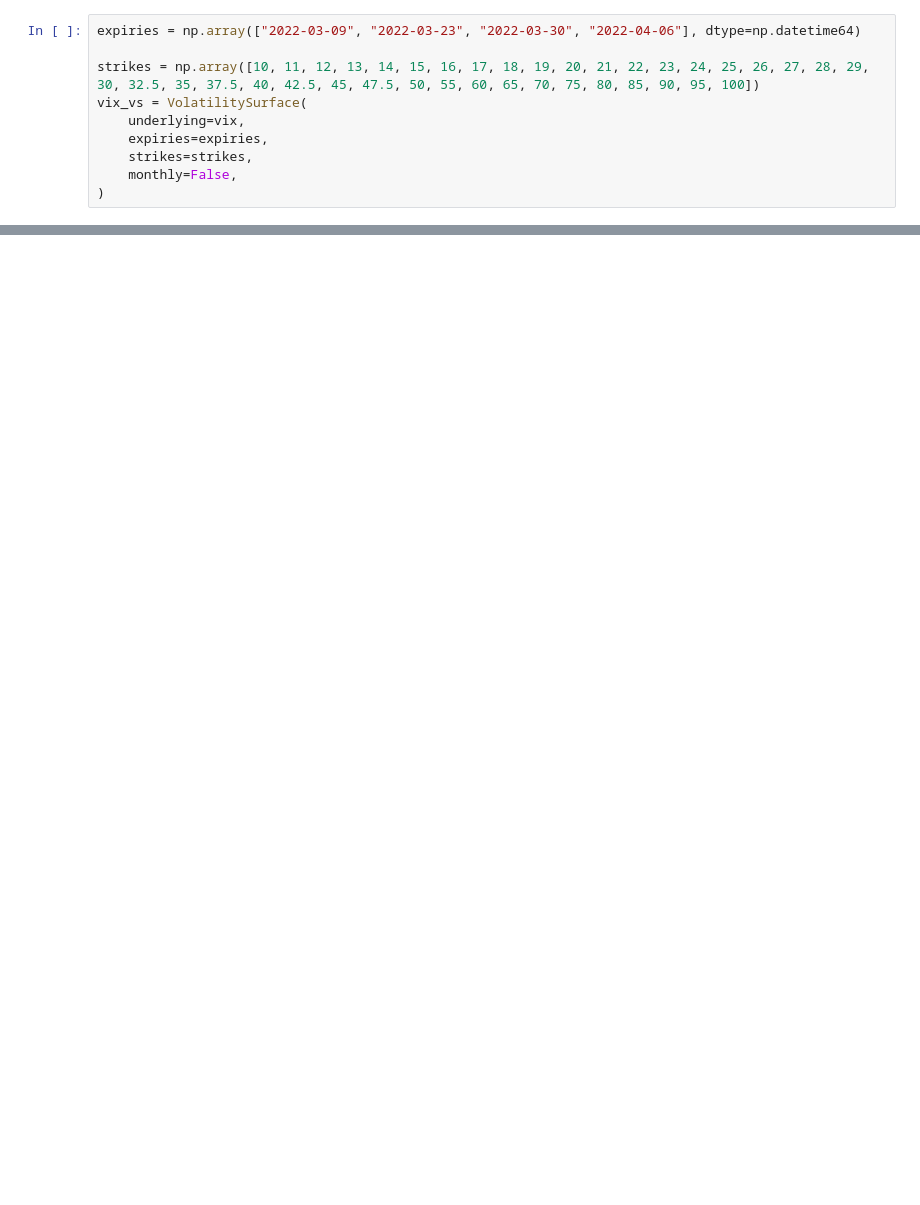
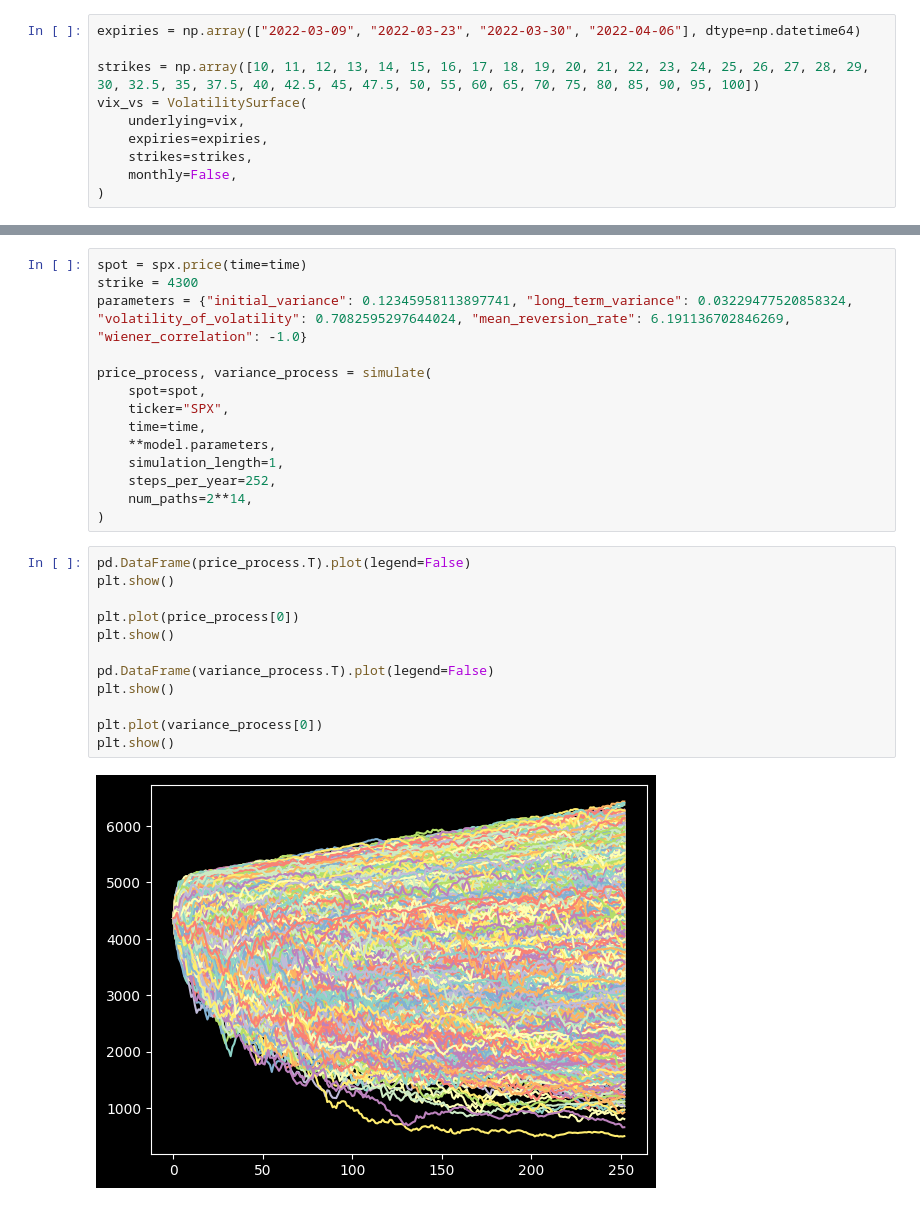
Before and after one commit to mayurankv/msc-statistics-dissertation, a Jupyter notebook: Project/notebooks/heston_test.ipynb, the cells around one changed output, grey strips where cells are left out. Drawn from its saved outputs; the diff is of its cells as text; blank space fills up the shorter version.

```diff
--- a/Project/notebooks/heston_test.ipynb
+++ b/Project/notebooks/heston_test.ipynb
@@ -744,0 +616,28 @@ invalid value encountered in scalar subtract
+# %%
+spot = spx.price(time=time)
+strike = 4300
+parameters = {"initial_variance": 0.12345958113897741, "long_term_variance": 0.03229477520858324, "volatility_of_volatility": 0.7082595297644024, "mean_reversion_rate": 6.191136702846269, "wiener_correlation": -1.0}
+
+price_process, variance_process = simulate(
+	spot=spot,
+	ticker="SPX",
+	time=time,
+	**model.parameters,
+	simulation_length=1,
+	steps_per_year=252,
+	num_paths=2**14,
+)
+# %%
+pd.DataFrame(price_process.T).plot(legend=False)
+plt.show()
+
+plt.plot(price_process[0])
+plt.show()
+
+pd.DataFrame(variance_process.T).plot(legend=False)
+plt.show()
+
+plt.plot(variance_process[0])
+plt.show()
+# %% [output]
+[figure, added]
```
Also changed, not shown: parts of 14 cells of this notebook, 9 other files.
